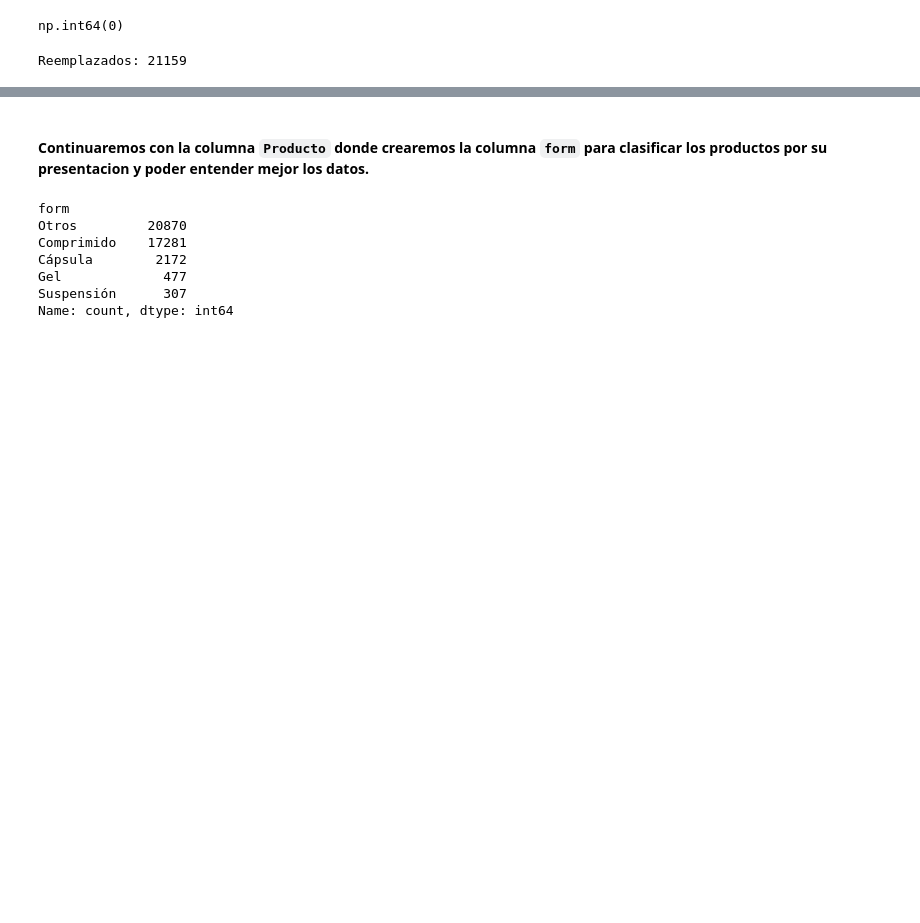
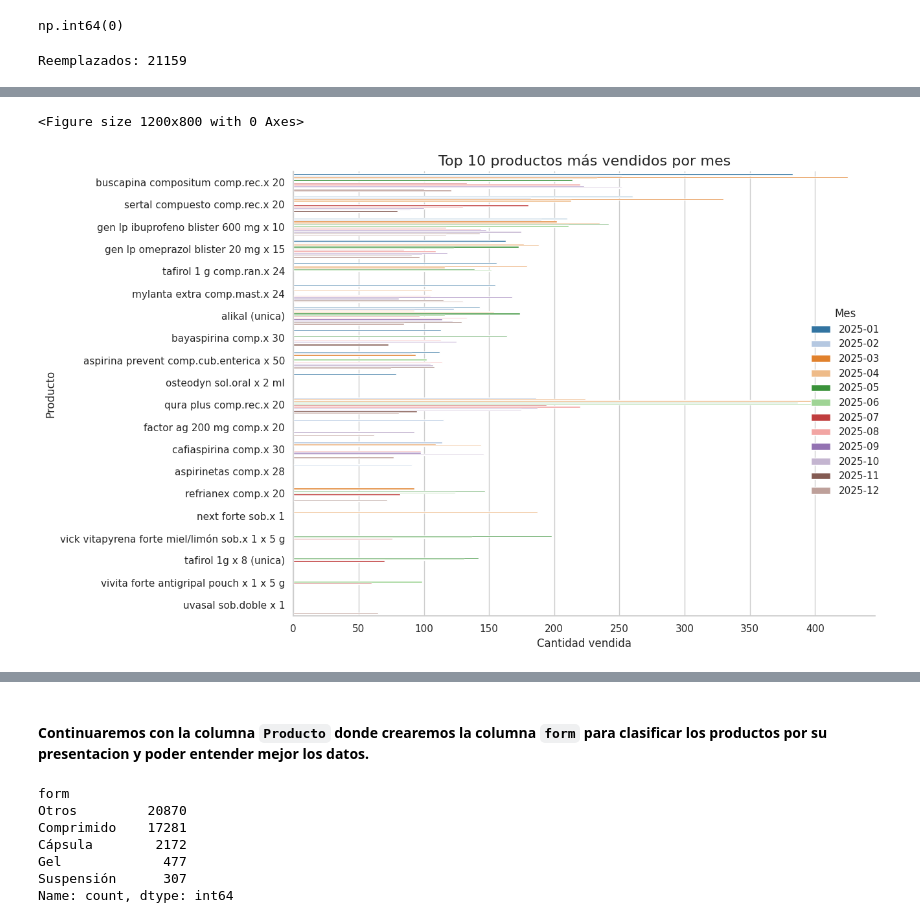
Before and after one commit to 4GeeksAcademy/sp-ml-20-final-project-g2, a Jupyter notebook: src/Final-project-Grupo2-InetaAnthonnyGuillermo.ipynb, the cells around one changed output, grey strips where cells are left out. Cells and saved outputs as stored; diff of their text form; code cells hidden in the pictures; blank space fills up the shorter version.

```diff
--- a/src/Final-project-Grupo2-InetaAnthonnyGuillermo.ipynb
+++ b/src/Final-project-Grupo2-InetaAnthonnyGuillermo.ipynb
@@ -1149,0 +1279,24 @@ Reemplazados: 21159
+# %%
+top_10_por_mes = top_100_por_mes[top_100_por_mes['rank'] <= 10]
+sns.set(style="whitegrid")
+plt.figure(figsize=(12, 8))
+
+g = sns.catplot(
+    data=top_10_por_mes,
+    x='Cant',
+    y='Producto',
+    hue='Mes',
+    kind='bar',
+    height=8,
+    aspect=1.5,
+    palette="tab20")
+
+plt.title("Top 10 productos más vendidos por mes", fontsize=16)
+plt.xlabel("Cantidad vendida", fontsize=12)
+plt.ylabel("Producto", fontsize=12)
+plt.tight_layout()
+
+plt.show()
+# %% [output]
+<Figure size 1200x800 with 0 Axes>
+[figure, added]
```
Also changed, not shown: parts of 32 cells of this notebook, 2 other files.
